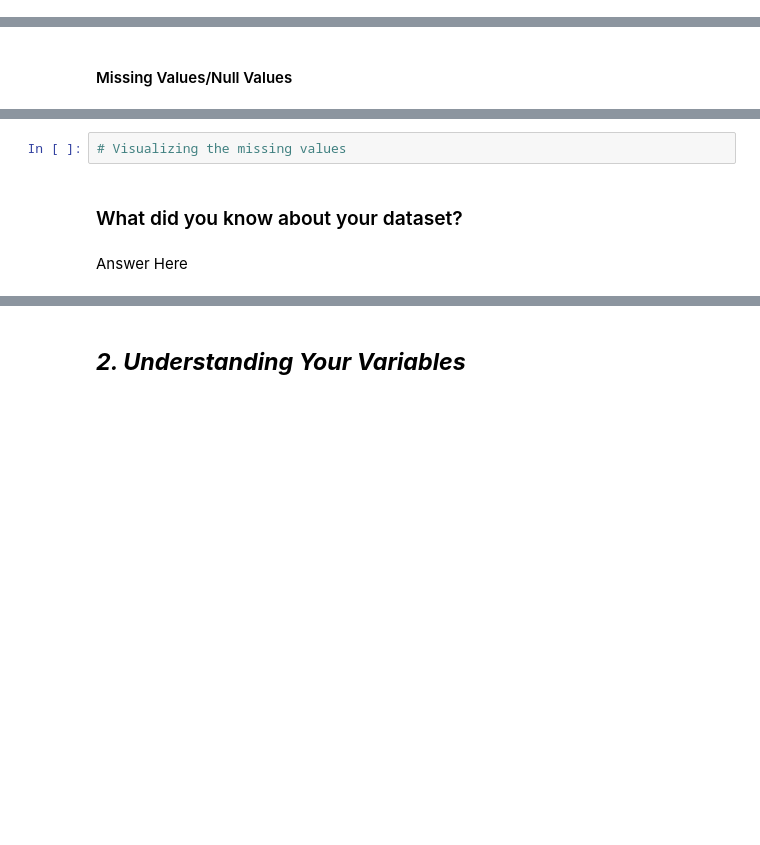
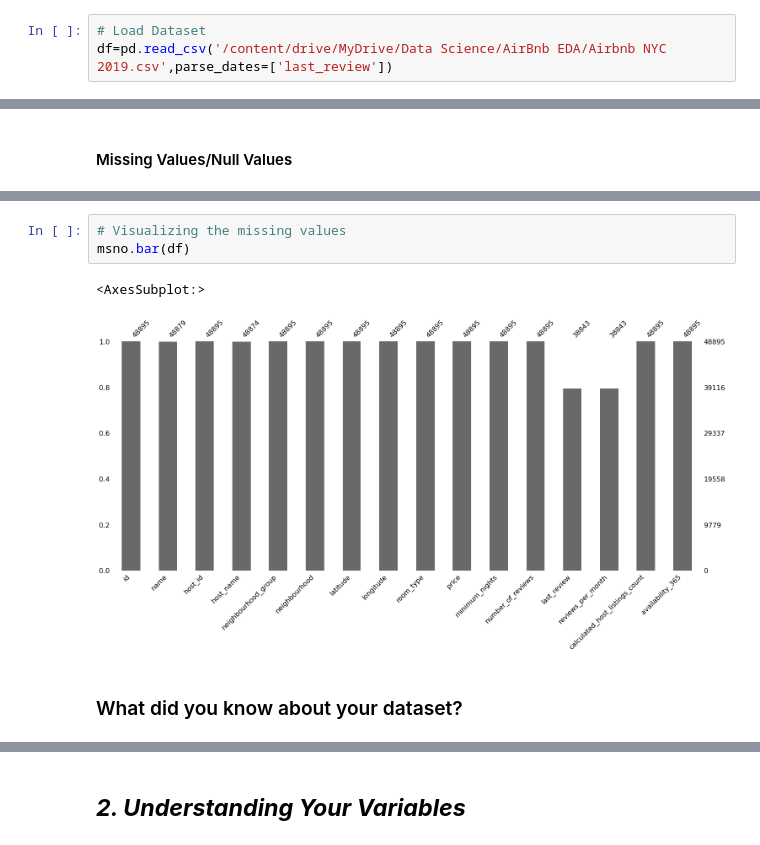
Before and after one commit to Manoharjha333/AirBnb-EDA-Project, a Jupyter notebook: AirBnb_EDA_Project.ipynb, the cells around one changed output, grey strips where cells are left out. Cells and saved outputs as stored; diff of their text form; blank space fills up the shorter version.

```diff
--- a/AirBnb_EDA_Project.ipynb
+++ b/AirBnb_EDA_Project.ipynb
@@ -92,3 +109,6 @@ warnings.filterwarnings('ignore')
+# %%
+# Load Dataset
+df=pd.read_csv('/content/drive/MyDrive/Data Science/AirBnb EDA/Airbnb NYC 2019.csv',parse_dates=['last_review'])
 # %% [markdown]
 ### Dataset First View
 # %%
@@ -112,6 +184,8 @@ warnings.filterwarnings('ignore')
 # %%
 # Visualizing the missing values
+msno.bar(df)
+# %% [output]
+<AxesSubplot:>
+[figure, added]
 # %% [markdown]
 ### What did you know about your dataset?
-# %% [markdown]
-Answer Here
```
Also changed, not shown: parts of 30 cells of this notebook.
